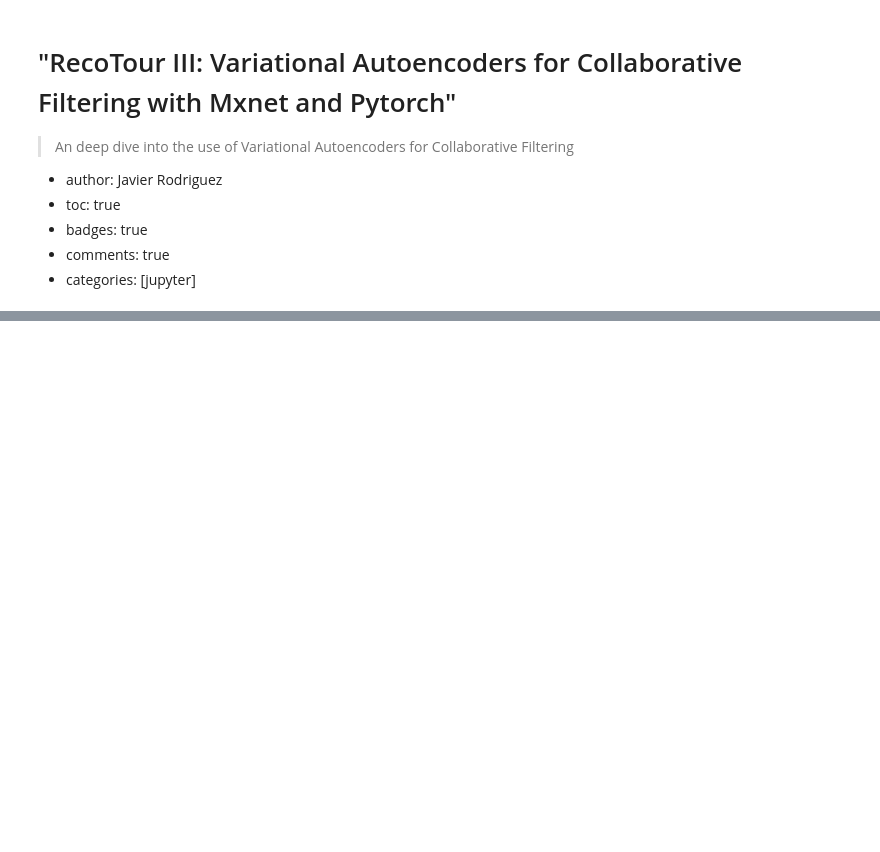
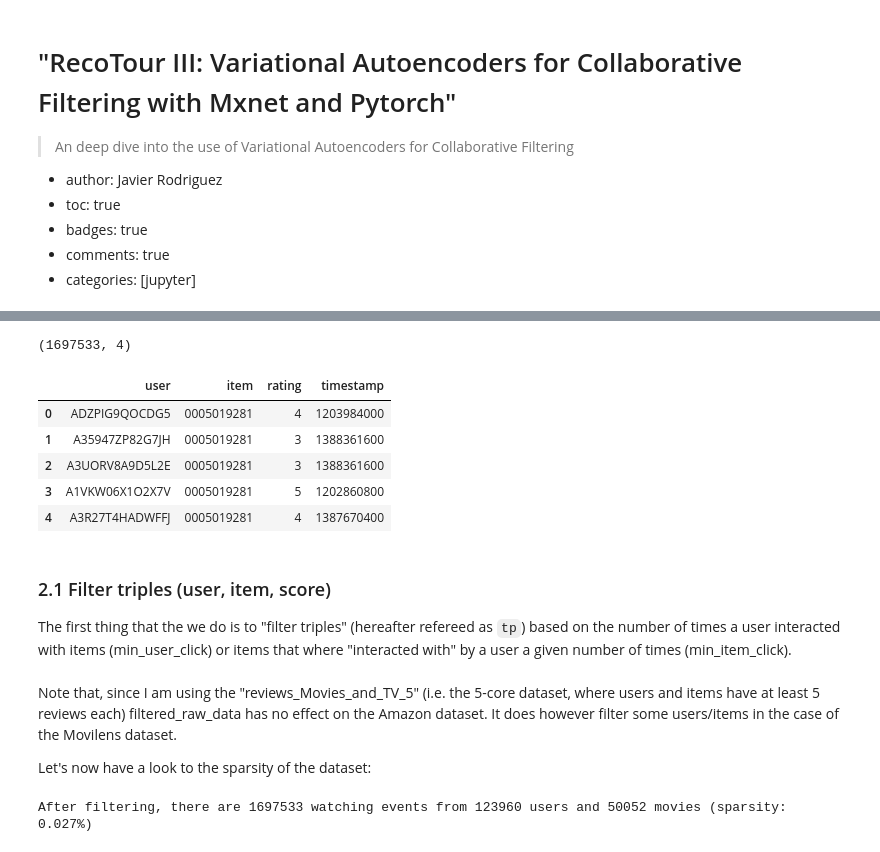
Before and after one commit to jrzaurin/infinitoml, a Jupyter notebook: _notebooks/2020-05-15-mult-vae.ipynb, the cells around one changed output, grey strips where cells are left out. Drawn from its saved outputs; the diff is of its cells as text; code cells hidden in the pictures; blank space fills up the shorter version.

```diff
--- a/_notebooks/2020-05-15-mult-vae.ipynb
+++ b/_notebooks/2020-05-15-mult-vae.ipynb
@@ -21,0 +136,38 @@ This post is structured as follows: Section 1 describes the data preparation whi
+# %%
+#collapse-hide
+import os
+import sys
+import pandas as pd
+import numpy as np
+import pickle
+
+from typing import Tuple, Dict, Union
+from pathlib import Path
+
+sys.path.append(os.path.abspath('/Users/javier/ml_experiments_python/RecoTour/Amazon/mult-vae/'))
+datapath = "/Users/javier/ml_experiments_python/RecoTour/Amazon/mult-vae/data"
+# %%
+DATA_DIR = Path(datapath)
+new_colnames = ["user", "item", "rating", "timestamp"]
+
+inp_path = DATA_DIR / "amazon-movies"
+filename = "reviews_Movies_and_TV_5.p"
+raw_data = pd.read_pickle(inp_path / filename)
+keep_cols = ["reviewerID", "asin", "overall", "unixReviewTime"]
+raw_data = raw_data[keep_cols]
+raw_data.columns = new_colnames
+# %%
+print(raw_data.shape)
+raw_data.head()
+# %% [output]
+(1697533, 4)
+|  | user | item | rating | timestamp |
+| 0 | ADZPIG9QOCDG5 | 0005019281 | 4 | 1203984000 |
+| 1 | A35947ZP82G7JH | 0005019281 | 3 | 1388361600 |
+| 2 | A3UORV8A9D5L2E | 0005019281 | 3 | 1388361600 |
+| 3 | A1VKW06X1O2X7V | 0005019281 | 5 | 1202860800 |
+| 4 | A3R27T4HADWFFJ | 0005019281 | 4 | 1387670400 |
+# %% [markdown]
+### 2.1 Filter triples (user, item, score)
+
+The first thing that the we do is to "filter triples" (hereafter refereed as `tp`) based on the number of times a user interacted with items (min_user_click) or items that where "interacted with" by a user a given number of times (min_item_click).
@@ -21,0 +207,23 @@ This post is structured as follows: Section 1 describes the data preparation whi
+# %% [markdown]
+Note that, since I am using the "reviews_Movies_and_TV_5" (i.e. the 5-core dataset, where users and items have at least 5 reviews each) filtered_raw_data has no effect on the Amazon dataset. It does however filter some users/items in the case of the Movilens dataset.
+
+Let's now have a look to the sparsity of the dataset:
+# %%
+#collapse-hide
+sparsity = (
+    1.0
+    * filtered_raw_data.shape[0]
+    / (user_activity.shape[0] * item_popularity.shape[0])
+)
+
+print(
+    "After filtering, there are %d watching events from %d users and %d movies (sparsity: %.3f%%)"
+    % (
+        filtered_raw_data.shape[0],
+        user_activity.shape[0],
+        item_popularity.shape[0],
+        sparsity * 100,
+    )
+)
+# %% [output]
+After filtering, there are 1697533 watching events from 123960 users and 50052 movies (sparsity: 0.027%)
```
Also changed, not shown: parts of 33 cells of this notebook, 8 other files.
